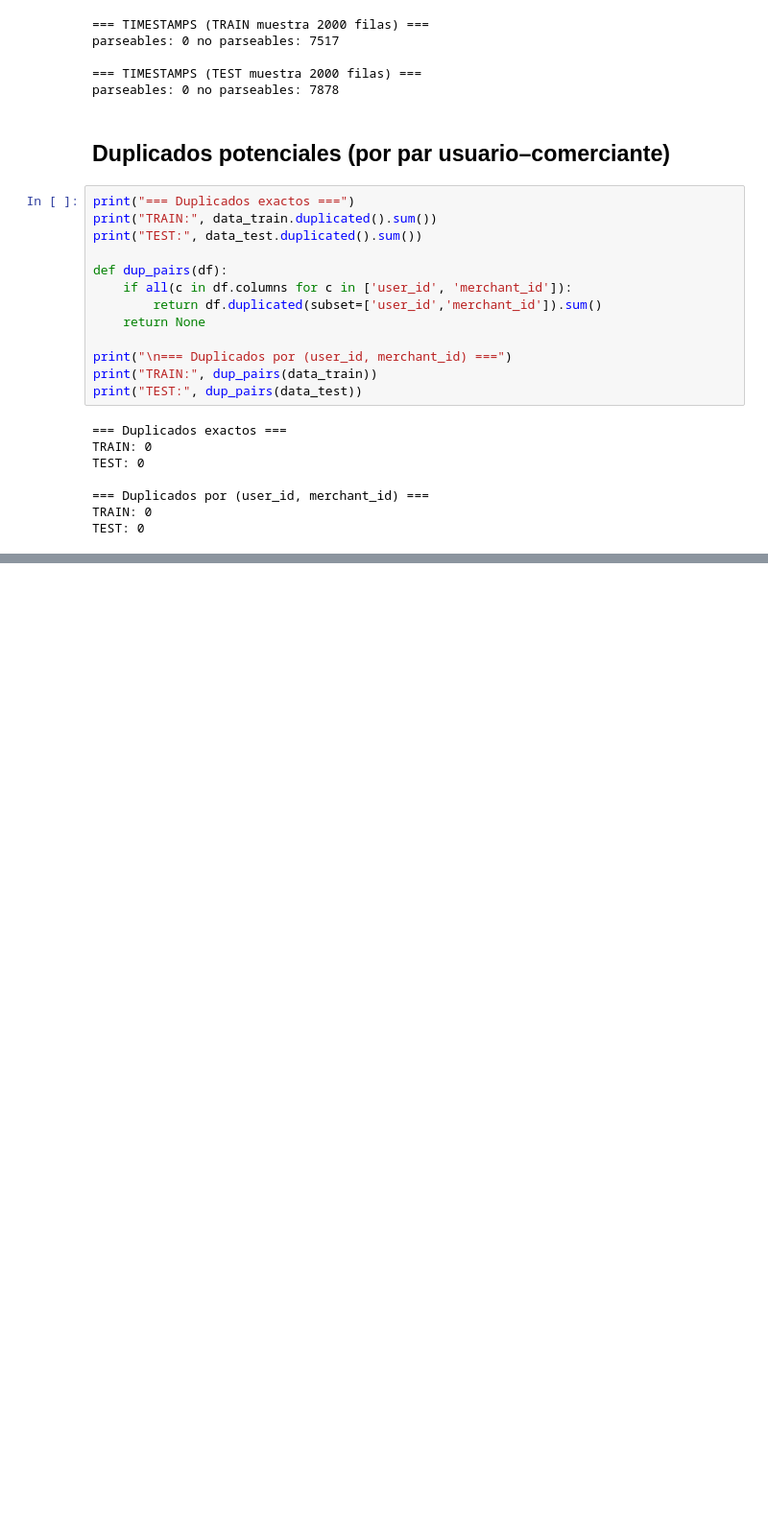
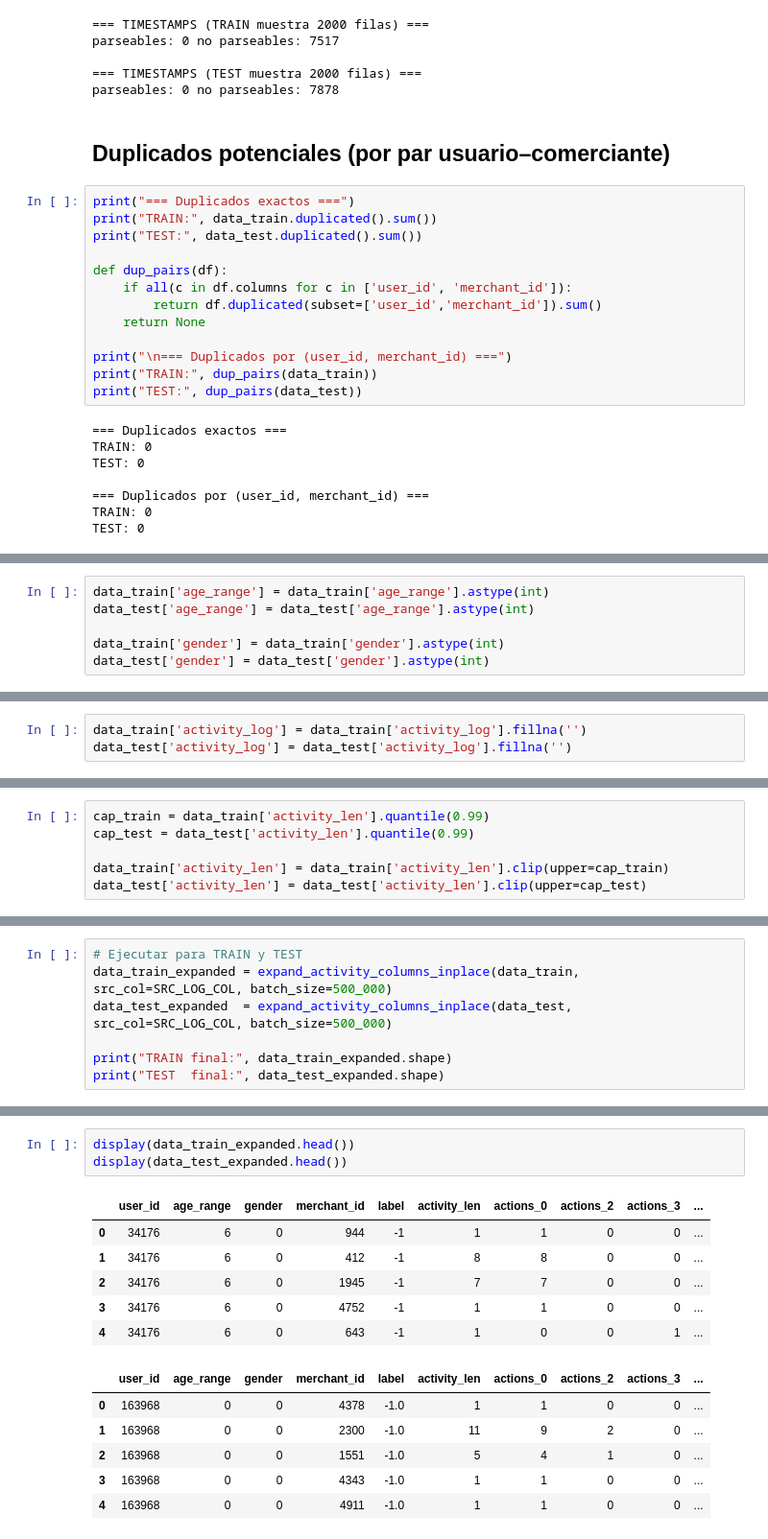
Before and after one commit to josuemj/consumer-loyalty-prediction, a Jupyter notebook: limpieza/limpieza.ipynb, the cells around one changed output, grey strips where cells are left out. Shown: that part at 96% size. Saved outputs shown, nothing was run; the diff lists cells and outputs as text; blank space fills up the shorter version.

```diff
--- a/limpieza/limpieza.ipynb
+++ b/limpieza/limpieza.ipynb
@@ -248,0 +317,6 @@ TEST: 0
+# %%
+data_train['age_range'] = data_train['age_range'].astype(int)
+data_test['age_range'] = data_test['age_range'].astype(int)
+
+data_train['gender'] = data_train['gender'].astype(int)
+data_test['gender'] = data_test['gender'].astype(int)
@@ -248,0 +335,3 @@ TEST: 0
+# %%
+data_train['activity_log'] = data_train['activity_log'].fillna('')
+data_test['activity_log'] = data_test['activity_log'].fillna('')
@@ -248,0 +343,6 @@ TEST: 0
+# %%
+cap_train = data_train['activity_len'].quantile(0.99)
+cap_test = data_test['activity_len'].quantile(0.99)
+
+data_train['activity_len'] = data_train['activity_len'].clip(upper=cap_train)
+data_test['activity_len'] = data_test['activity_len'].clip(upper=cap_test)
@@ -248,0 +467,7 @@ TEST: 0
+# %%
+# Ejecutar para TRAIN y TEST
+data_train_expanded = expand_activity_columns_inplace(data_train, src_col=SRC_LOG_COL, batch_size=500_000)
+data_test_expanded  = expand_activity_columns_inplace(data_test,  src_col=SRC_LOG_COL, batch_size=500_000)
+
+print("TRAIN final:", data_train_expanded.shape)
+print("TEST  final:", data_test_expanded.shape)
@@ -248,0 +492,16 @@ TEST: 0
+# %%
+display(data_train_expanded.head())
+display(data_test_expanded.head())
+# %% [output]
+|  | user_id | age_range | gender | merchant_id | label | activity_len | actions_0 | actions_2 | actions_3 | ... |
+| 0 | 34176 | 6 | 0 | 944 | -1 | 1 | 1 | 0 | 0 | ... |
+| 1 | 34176 | 6 | 0 | 412 | -1 | 8 | 8 | 0 | 0 | ... |
+| 2 | 34176 | 6 | 0 | 1945 | -1 | 7 | 7 | 0 | 0 | ... |
+| 3 | 34176 | 6 | 0 | 4752 | -1 | 1 | 1 | 0 | 0 | ... |
+| 4 | 34176 | 6 | 0 | 643 | -1 | 1 | 0 | 0 | 1 | ... |
+|  | user_id | age_range | gender | merchant_id | label | activity_len | actions_0 | actions_2 | actions_3 | ... |
+| 0 | 163968 | 0 | 0 | 4378 | -1.0 | 1 | 1 | 0 | 0 | ... |
+| 1 | 163968 | 0 | 0 | 2300 | -1.0 | 11 | 9 | 2 | 0 | ... |
+| 2 | 163968 | 0 | 0 | 1551 | -1.0 | 5 | 4 | 1 | 0 | ... |
+| 3 | 163968 | 0 | 0 | 4343 | -1.0 | 1 | 1 | 0 | 0 | ... |
+| 4 | 163968 | 0 | 0 | 4911 | -1.0 | 1 | 1 | 0 | 0 | ... |
```
Also changed, not shown: parts of 20 cells of this notebook.
